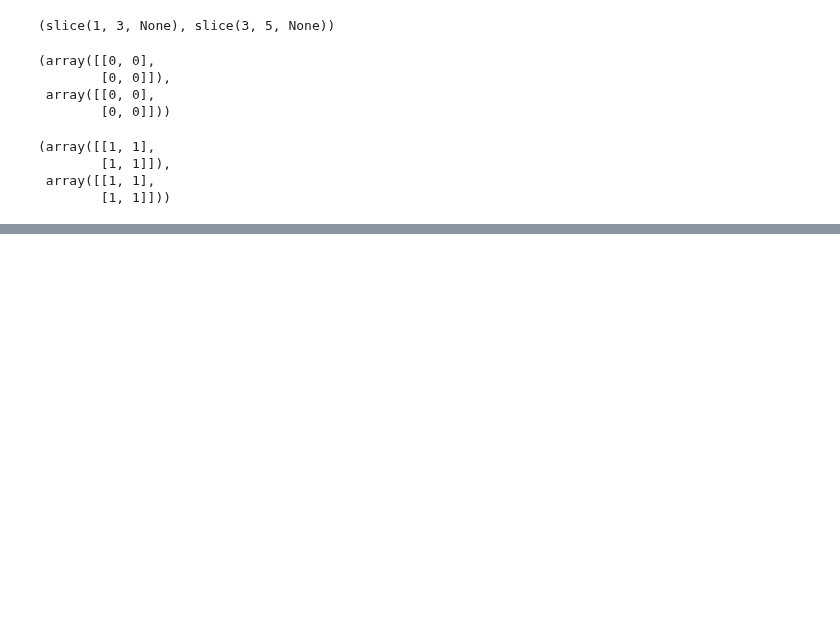
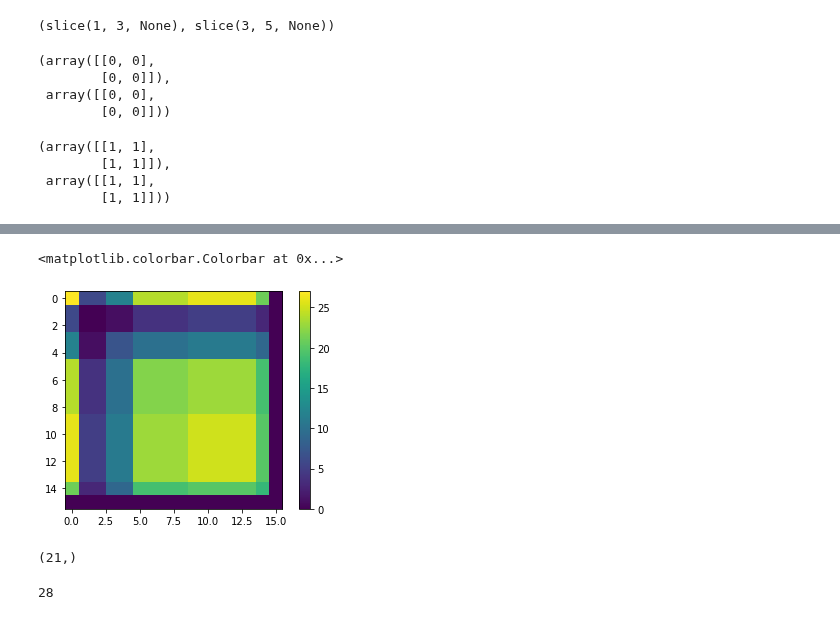
Before and after one commit to ICESAT-2HackWeek/CloudMask, a Jupyter notebook: mixed_graphical_model.ipynb, the cells around one changed output, grey strips where cells are left out. Saved outputs shown, nothing was run; the diff lists cells and outputs as text; code cells hidden in the pictures; blank space fills up the shorter version.

```diff
--- a/mixed_graphical_model.ipynb
+++ b/mixed_graphical_model.ipynb
@@ -154,10 +157,11 @@ def make_design(df, desc):
             new_desc.append((col, dtype, slice(idx, idx+1)))
             design_col = np.asarray(df[col].copy())
             # should we standardize?
-            # design_col -= design_col.mean()
-            # design_col /= design_col.std()
+            design_col -= design_col.mean()
+            design_col /= design_col.std()
             design_col.shape = (-1,1)
             design.append(design_col)
+            idx += 1
     return np.hstack(design), new_desc
 
 desc =  [('B1','binary'),
@@ -168,3 +172,4 @@ desc =  [('B1','binary'),
          ('C2','continuous')]
 
 X, desc = make_design(D, desc)
+desc
@@ -307,6 +349,6 @@ I[B2_slice][:,M1_slice][:,:,1], I[M1_slice][:,B2_slice][:,:,1]
  array([[1, 1],
         [1, 1]]))
 # %%
-groups = [tuple(sorted([var_names[r], var_names[c]])) for r, c in zip(R.reshape(-1), C.reshape(-1))]
-groups[:40]
+groups = ['-'.join(sorted([var_names[r], var_names[c]])) for r, c in zip(R.reshape(-1), C.reshape(-1))]
+len(groups), groups[:40]
 # %% [output]
@@ -352,0 +435,17 @@ ncol
+# %%
+group_keys = sorted(weights.keys())
+group_img = np.array([group_keys.index(g) for g in groups]).reshape((X.shape[1], X.shape[1]))
+# %%
+plt.imshow(group_img)
+plt.colorbar()
+# %% [output]
+<matplotlib.colorbar.Colorbar at 0x...>
+[figure, added]
+# %%
+np.unique(group_img).shape
+# %% [output]
+(21,)
+# %%
+len(group_keys)
+# %% [output]
+28
```
Also changed, not shown: parts of 16 cells of this notebook, 1 other file.
